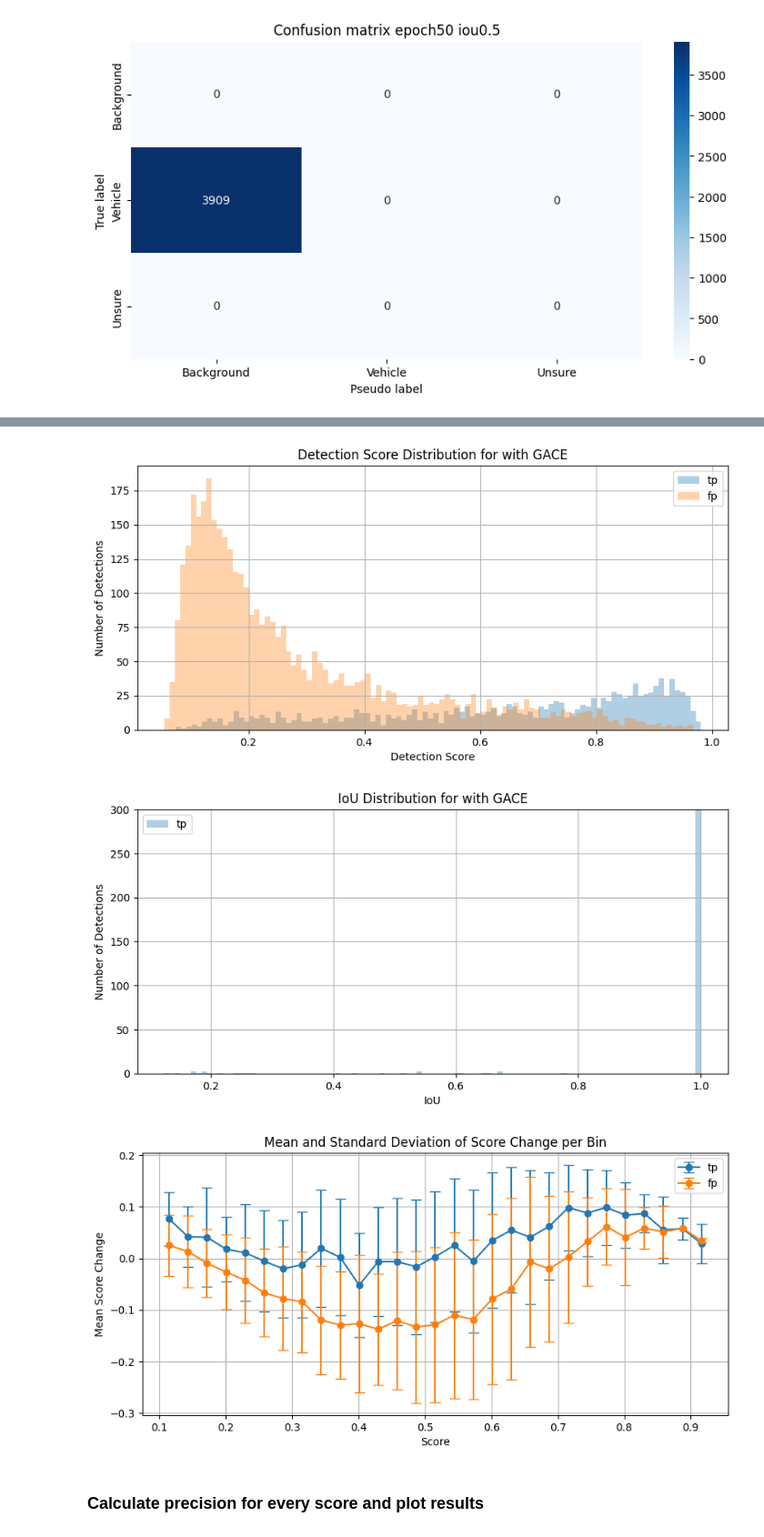
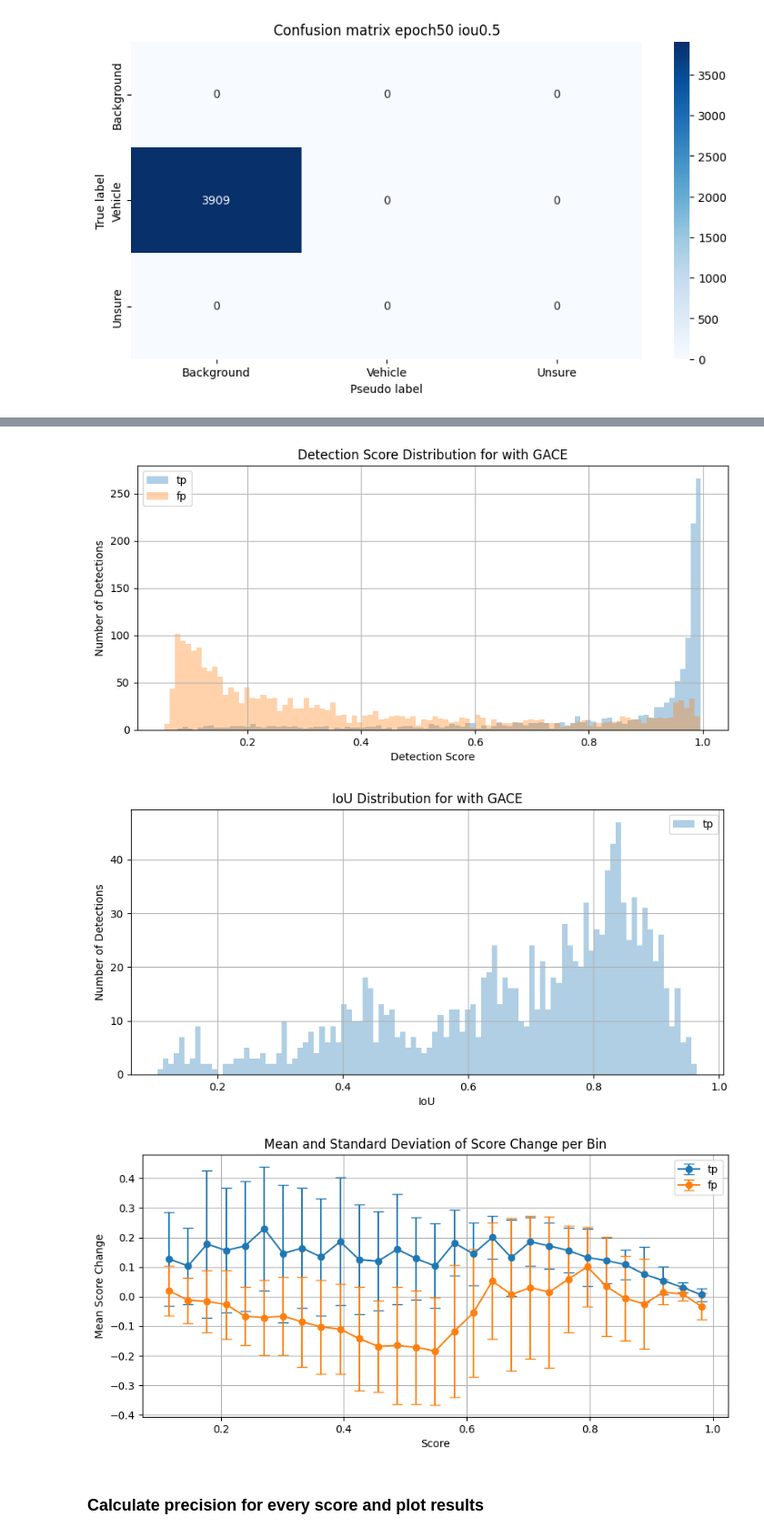
Before and after one commit to griesbchr/3DTrans, a Jupyter notebook: tools/misc/analyze_detresults_pseudolabels.ipynb, the cells around one changed output, grey strips where cells are left out. Shown at 91% size. Cells and saved outputs as stored; diff of their text form; code cells hidden in the pictures.

Commit message:
finished gace experiments on label gain

```diff
--- a/tools/misc/analyze_detresults_pseudolabels.ipynb
+++ b/tools/misc/analyze_detresults_pseudolabels.ipynb
@@ -585,8 +601,12 @@ detections_cyclists = detections_all[detections_all['name'] == 'Cyclist']
 gt_labels_cyclists = gt_labels_all[gt_labels_all['names'] == 'Cyclist']
 detections_cyclists, gt_labels_cyclists = calc_ious(detections_cyclists, gt_labels_cyclists)
 
+detections_truck = detections_all[detections_all['name'] == 'Truck']
+gt_labels_truck = gt_labels_all[gt_labels_all['names'] == 'Truck']
+detections_truck, gt_labels_cyclists = calc_ious(detections_truck, gt_labels_truck)
+
 detections = pd.DataFrame()
-detections = pd.concat([detections_vehicles, detections_pedestrians, detections_cyclists], axis=0)
+detections = pd.concat([detections_vehicles, detections_pedestrians, detections_cyclists, detections_truck], axis=0)
 # %% [output]
 A value is trying to be set on a copy of a slice from a DataFrame.
 Try using .loc[row_indexer,col_indexer] = value instead
@@ -671,7 +768,7 @@ Frame 035560 has no gts or no detections
 detections['with_gace'] = False
 detections.loc[detections['eval_dataset'].str.contains("_gace"), 'with_gace'] = True
 # %%
-clss = "Pedestrian"
+clss = "Truck"
 detections_class = detections[detections['name'] == clss]
 detections_gace = detections_class[detections_class['with_gace'] == True]
 detections_no_gace = detections_class[detections_class['with_gace'] == False]
@@ -782,8 +879,10 @@ plt.legend()
 plt.xlabel("IoU")
 plt.ylabel("Number of Detections")
 plt.title("IoU Distribution for with GACE")
-plt.ylim([0, 300])
 plt.show()
+
+#mean and std of score change for bin
+# Define bin edges (adjust the range and bin size as needed)
 
 #mean and std of score change for bin
 # Define bin edges (adjust the range and bin size as needed)
@@ -796,6 +895,11 @@ binned_indices_tp = pd.cut(detections_gace_tp['prev_score'], bins=bin_edges, inc
 grouped_tp = detections_gace_tp.groupby(binned_indices_tp)
 binned_indices_fp = pd.cut(detections_gace_fp['prev_score'], bins=bin_edges, include_lowest=True, labels=False)
 grouped_fp = detections_gace_fp.groupby(binned_indices_fp)
+
+#check for bins without values
+bins = binned_indices_fp.unique()
+bins.sort()
+
 
 # Calculate mean and standard deviation for each bin
 mean_scores_tp = grouped_tp['score_change'].mean()
@@ -812,7 +916,17 @@ bin_midpoints = (bin_edges[:-1] + bin_edges[1:]) / 2
 
 # Plotting
 plt.figure(figsize=(10, 4.5))
+if len(mean_scores_tp) != len(bin_midpoints):
+    len_diff = len(bin_midpoints) - len(mean_scores_tp)
+    mean_scores_tp = np.append(mean_scores_tp, np.zeros(len_diff))
+    std_devs_tp = np.append(std_devs_tp, np.zeros(len_diff))
 plt.errorbar(bin_midpoints, mean_scores_tp, yerr=std_devs_tp, fmt='-o', capsize=5, label="tp")
+
+if len(mean_scores_fp) != len(bin_midpoints):
+    len_diff = len(bin_midpoints) - len(mean_scores_fp)
+    mean_scores_fp = np.append(mean_scores_fp, np.zeros(len_diff))
+    std_devs_fp = np.append(std_devs_fp, np.zeros(len_diff))
+
 plt.errorbar(bin_midpoints, mean_scores_fp, yerr=std_devs_fp, fmt='-o', capsize=5, label="fp")
 
 # Labels and Titles
@@ -830,6 +944,6 @@ plt.show()
-[figure, old version]
+[figure, new version]
-[figure, old version]
+[figure, new version]
-[figure, old version]
+[figure, new version]
 # %% [markdown]
 ### Calculate precision for every score and plot results
 # %%
```
Also changed, not shown: parts of 6 cells of this notebook, 5 other files.
